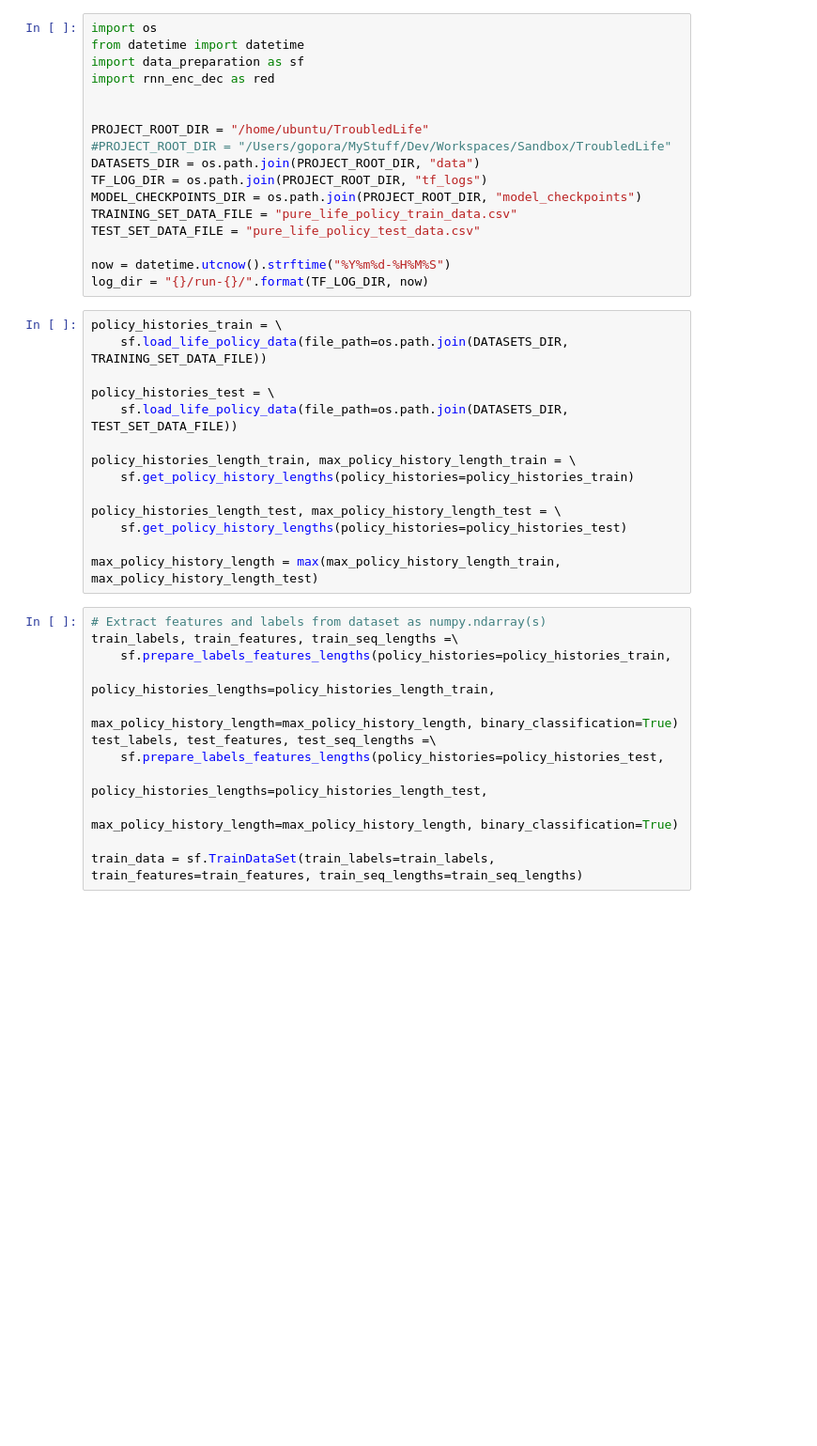
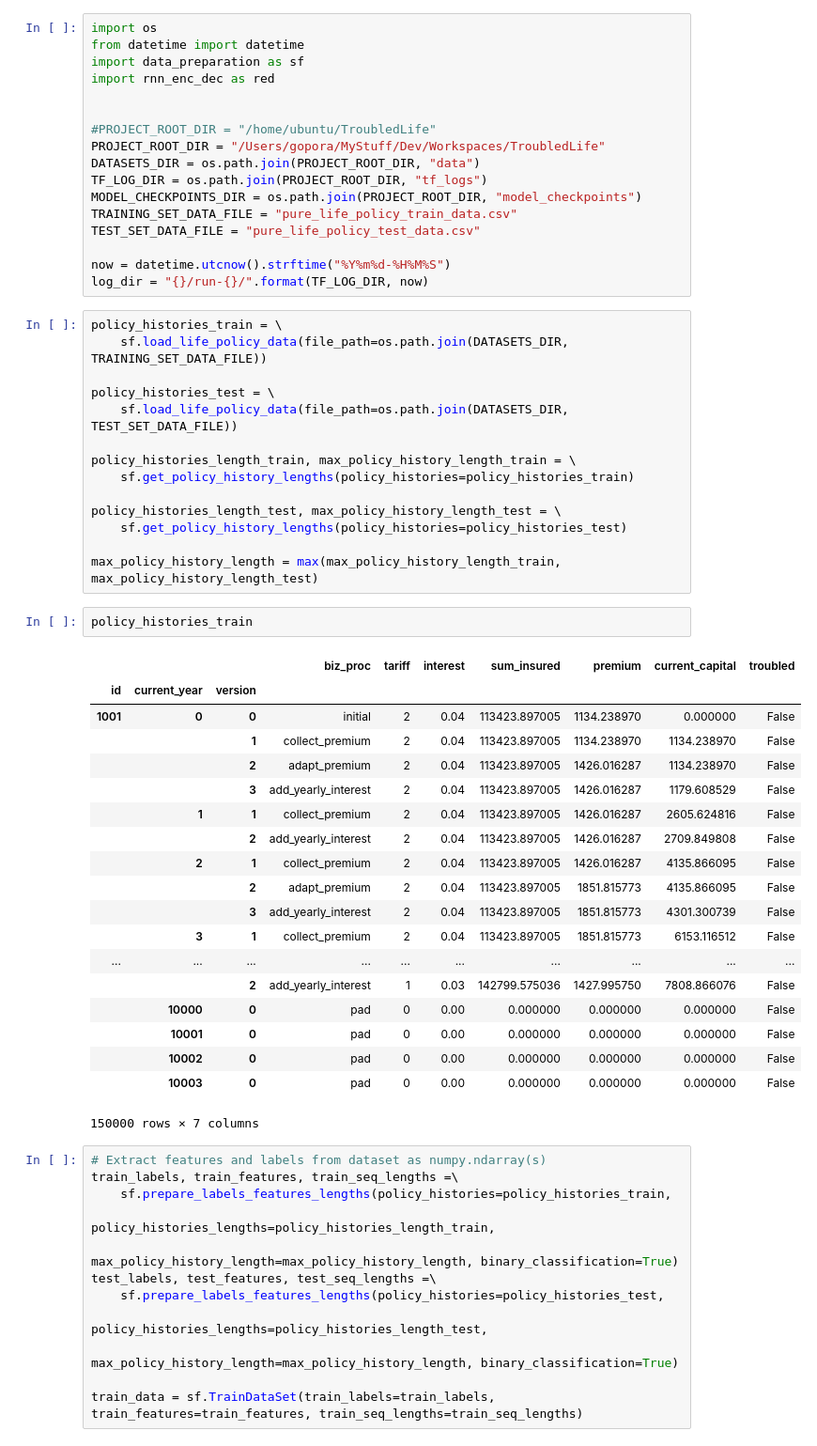
Before and after one commit to schorscho/TroubledLife, a Jupyter notebook: src/troubled_policy_ae.ipynb, the cells around one changed output. Shown: that part at 94% size. Saved outputs shown, nothing was run; the diff lists cells and outputs as text; blank space fills up the shorter version.

```diff
--- a/src/troubled_policy_ae.ipynb
+++ b/src/troubled_policy_ae.ipynb
@@ -5,8 +5,8 @@ import data_preparation as sf
 import rnn_enc_dec as red
 
 
-PROJECT_ROOT_DIR = "/home/ubuntu/TroubledLife"
-#PROJECT_ROOT_DIR = "/Users/gopora/MyStuff/Dev/Workspaces/Sandbox/TroubledLife"
+#PROJECT_ROOT_DIR = "/home/ubuntu/TroubledLife"
+PROJECT_ROOT_DIR = "/Users/gopora/MyStuff/Dev/Workspaces/TroubledLife"
 DATASETS_DIR = os.path.join(PROJECT_ROOT_DIR, "data")
 TF_LOG_DIR = os.path.join(PROJECT_ROOT_DIR, "tf_logs")
 MODEL_CHECKPOINTS_DIR = os.path.join(PROJECT_ROOT_DIR, "model_checkpoints")
@@ -29,6 +29,28 @@ policy_histories_length_test, max_policy_history_length_test = \
     sf.get_policy_history_lengths(policy_histories=policy_histories_test)
 
 max_policy_history_length = max(max_policy_history_length_train, max_policy_history_length_test)
+# %%
+policy_histories_train
+# %% [output]
+|  |  |  | biz_proc | tariff | interest | sum_insured | premium | current_capital | troubled |
+| id | current_year | version |  |  |  |  |  |  |  |
+| 1001 | 0 | 0 | initial | 2 | 0.04 | 113423.897005 | 1134.238970 | 0.000000 | False |
+|  |  | 1 | collect_premium | 2 | 0.04 | 113423.897005 | 1134.238970 | 1134.238970 | False |
+|  |  | 2 | adapt_premium | 2 | 0.04 | 113423.897005 | 1426.016287 | 1134.238970 | False |
+|  |  | 3 | add_yearly_interest | 2 | 0.04 | 113423.897005 | 1426.016287 | 1179.608529 | False |
+|  | 1 | 1 | collect_premium | 2 | 0.04 | 113423.897005 | 1426.016287 | 2605.624816 | False |
+|  |  | 2 | add_yearly_interest | 2 | 0.04 | 113423.897005 | 1426.016287 | 2709.849808 | False |
+|  | 2 | 1 | collect_premium | 2 | 0.04 | 113423.897005 | 1426.016287 | 4135.866095 | False |
+|  |  | 2 | adapt_premium | 2 | 0.04 | 113423.897005 | 1851.815773 | 4135.866095 | False |
+|  |  | 3 | add_yearly_interest | 2 | 0.04 | 113423.897005 | 1851.815773 | 4301.300739 | False |
+|  | 3 | 1 | collect_premium | 2 | 0.04 | 113423.897005 | 1851.815773 | 6153.116512 | False |
+| ... | ... | ... | ... | ... | ... | ... | ... | ... | ... |
+|  |  | 2 | add_yearly_interest | 1 | 0.03 | 142799.575036 | 1427.995750 | 7808.866076 | False |
+|  | 10000 | 0 | pad | 0 | 0.00 | 0.000000 | 0.000000 | 0.000000 | False |
+|  | 10001 | 0 | pad | 0 | 0.00 | 0.000000 | 0.000000 | 0.000000 | False |
+|  | 10002 | 0 | pad | 0 | 0.00 | 0.000000 | 0.000000 | 0.000000 | False |
+|  | 10003 | 0 | pad | 0 | 0.00 | 0.000000 | 0.000000 | 0.000000 | False |
+150000 rows × 7 columns
 # %%
 # Extract features and labels from dataset as numpy.ndarray(s)
 train_labels, train_features, train_seq_lengths =\
```
Also changed, not shown: parts of 1 cell of this notebook, 33 other files.
